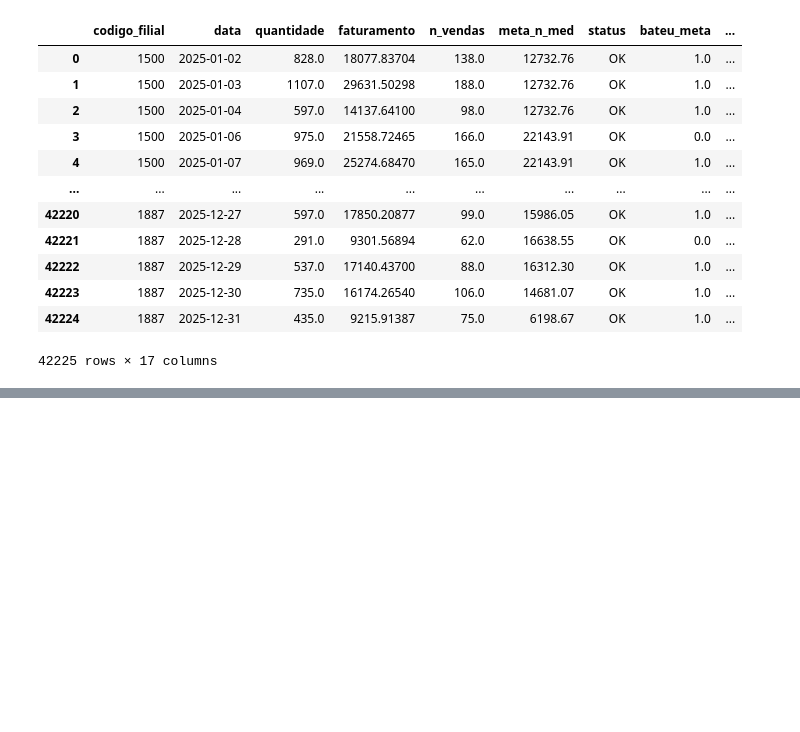
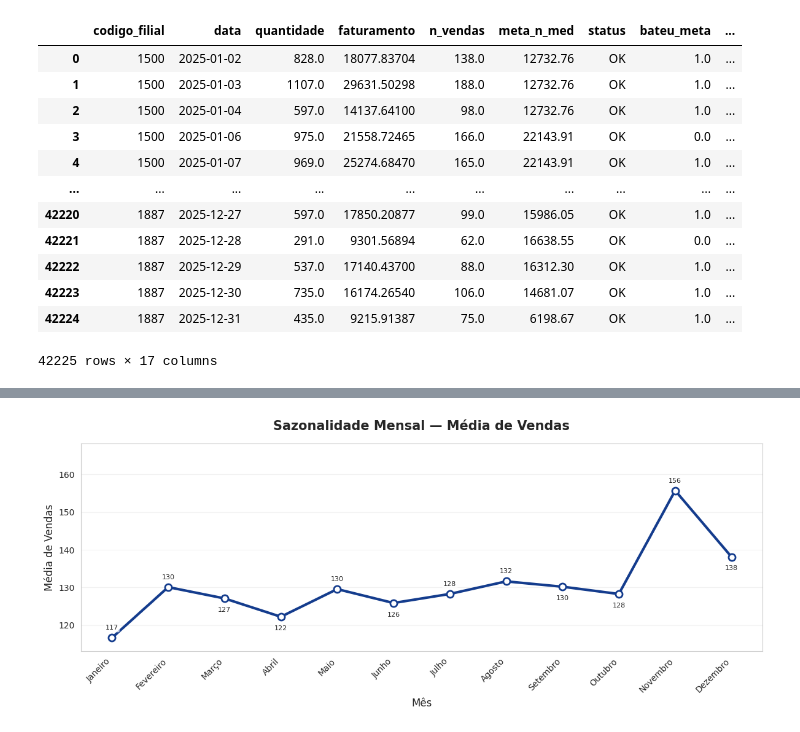
Before and after one commit to Thiagotl/case_panvel_ds_jr, a Jupyter notebook: section1.ipynb, the cells around one changed output, grey strips where cells are left out. Saved outputs shown, nothing was run; the diff lists cells and outputs as text; code cells hidden in the pictures; blank space fills up the shorter version.

```diff
--- a/section1.ipynb
+++ b/section1.ipynb
@@ -604,0 +860,82 @@ df_final
+# %%
+sns.set_style("whitegrid")
+
+# --- garante data em datetime e cria coluna mes (1..12) se não existir ---
+df_plot = df_final.copy()
+df_plot["data"] = pd.to_datetime(df_plot["data"])
+
+if "mes" not in df_plot.columns:
+    df_plot["mes"] = df_plot["data"].dt.month
+
+# --- agrupamento mensal ---
+sazonalidade_mes = df_plot.groupby("mes").agg({
+    "n_vendas": "mean",
+    "faturamento": "mean",
+    "quantidade": "mean",
+    "data": "count"
+}).round(2)
+
+sazonalidade_mes.columns = ["Média Vendas", "Média Faturamento", "Média Quantidade", "Dias Registrados"]
+
+meses_nomes = [
+    "Janeiro", "Fevereiro", "Março", "Abril", "Maio", "Junho",
+    "Julho", "Agosto", "Setembro", "Outubro", "Novembro", "Dezembro"
+]
+sazonalidade_mes = sazonalidade_mes.sort_index()
+sazonalidade_mes.index = [meses_nomes[i-1] for i in sazonalidade_mes.index]
+
+# --- gráfico (mesma estética do seu exemplo) ---
+y = sazonalidade_mes["Média Vendas"].values
+labels = sazonalidade_mes.index.tolist()
+x = np.arange(len(labels))
+
+fig, ax = plt.subplots(figsize=(12, 5))
+
+ax.plot(
+    x, y,
+    marker="o",
+    linewidth=3,
+    color="#143c8d",
+    markersize=8,
+    markerfacecolor="white",
+    markeredgewidth=2
+)
+
+ax.set_title("Sazonalidade Mensal — Média de Vendas", fontsize=15, fontweight="bold", pad=16)
+ax.set_xlabel("Mês", fontsize=12)
+ax.set_ylabel("Média de Vendas", fontsize=12)
+
+ax.set_xticks(x)
+ax.set_xticklabels(labels, rotation=45, ha="right")
+
+# Formatação do eixo Y (inteiros)
+ax.yaxis.set_major_formatter(mtick.StrMethodFormatter("{x:,.0f}"))
+
+# Grid mais suave
+ax.grid(True, axis="y", alpha=0.25)
+ax.grid(False, axis="x")
+
+# Folga vertical
+ax.set_ylim(y.min() * 0.97, y.max() * 1.08)
+
+# Rótulos discretos alternando acima/abaixo conforme sobe/desce
+for i, val in enumerate(y):
+    subiu = (i == 0) or (y[i] >= y[i-1])
+    dy = 8 if subiu else -10
+    va = "bottom" if subiu else "top"
+
+    ax.annotate(
+        f"{val:,.0f}",
+        (x[i], val),
+        textcoords="offset points",
+        xytext=(0, dy),
+        ha="center",
+        va=va,
+        fontsize=8,
+        bbox=dict(boxstyle="round,pad=0.18", fc="white", ec="none", alpha=0.70)
+    )
+
+plt.tight_layout()
+plt.show()
+# %% [output]
+[figure, added]
```
Also changed, not shown: parts of 13 cells of this notebook.
